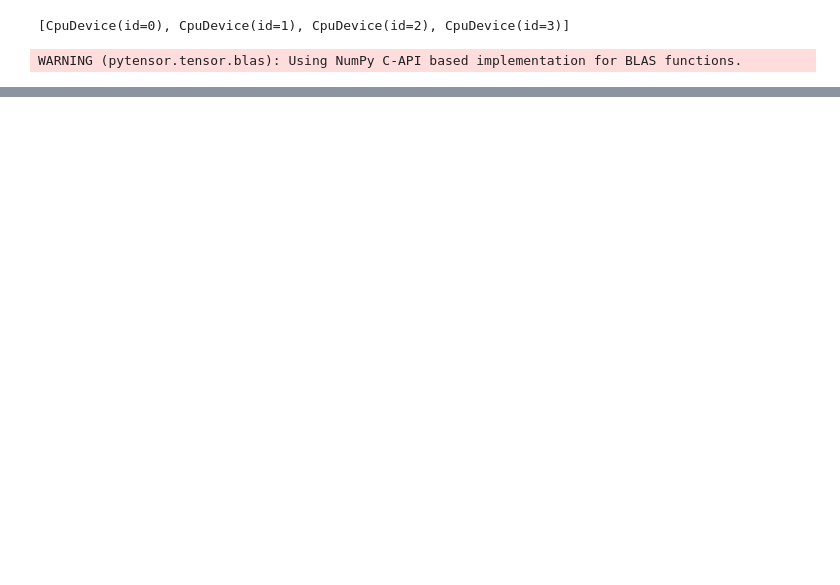
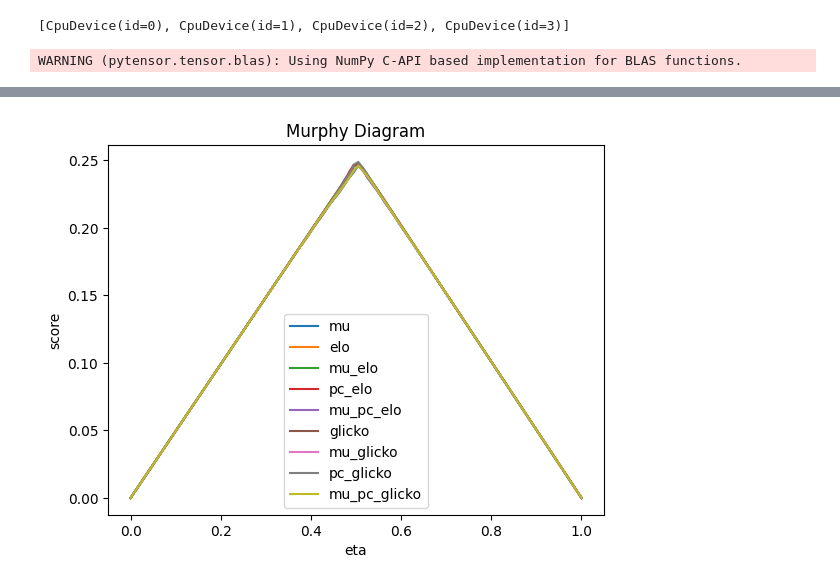
Before and after one commit to cpennington/yomi-skill, a Jupyter notebook: Model Check.ipynb, the cells around one changed output, grey strips where cells are left out. Drawn from its saved outputs; the diff is of its cells as text; code cells hidden in the pictures; blank space fills up the shorter version.

```diff
--- a/Model Check.ipynb
+++ b/Model Check.ipynb
@@ -79,0 +206,9 @@ full = CharSkillEloSkillDeficitPyMC(
+# %%
+from model_diagnostics.scoring import SquaredError, plot_murphy_diagram
+
+ax = plot_murphy_diagram(
+    y_obs=y_test,
+    y_pred=df_pred_test,
+)
+# %% [output]
+[figure, added]
```
Also changed, not shown: parts of 26 cells of this notebook, 19 other files.
